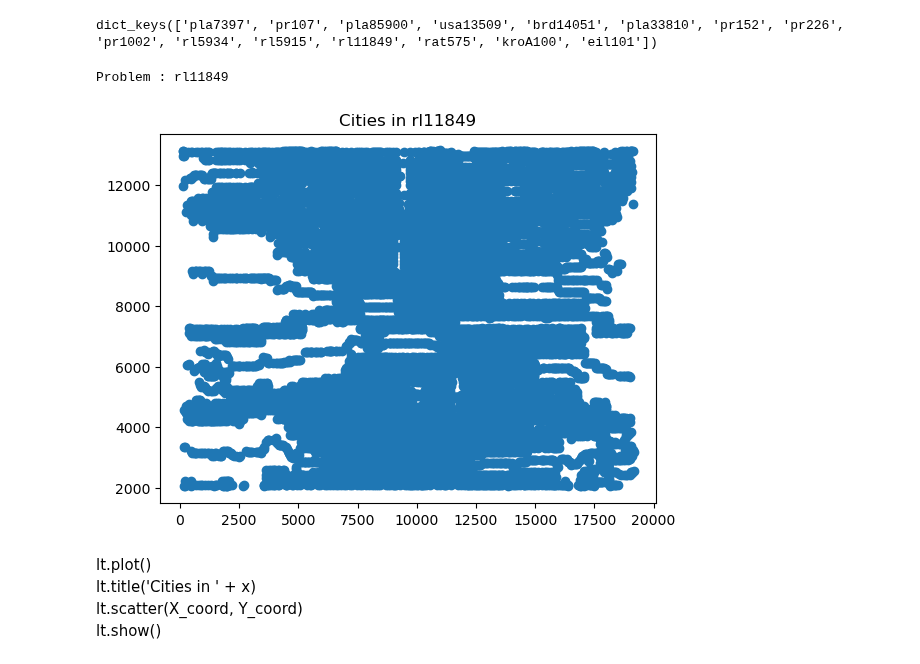
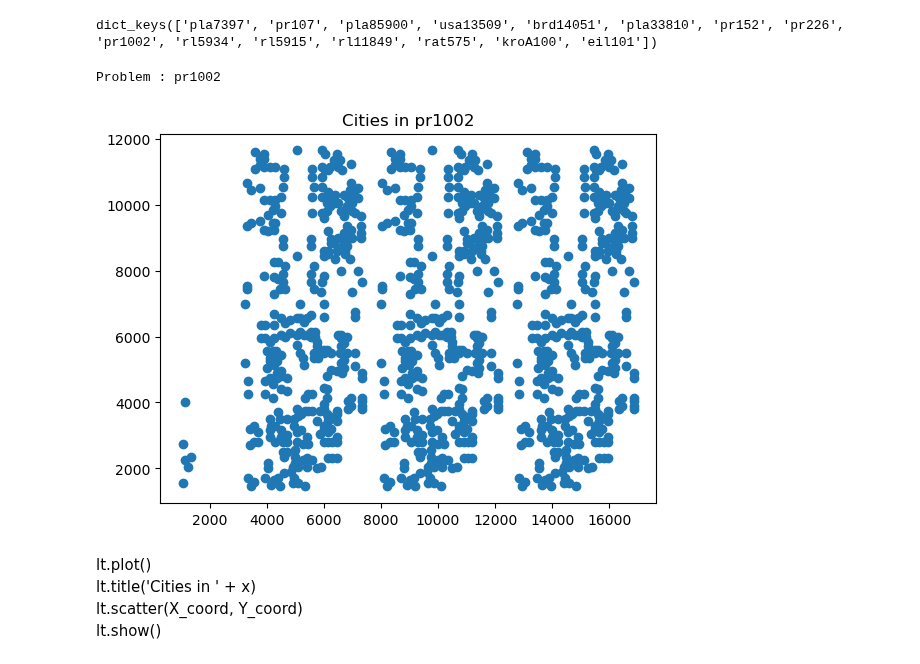
Before and after one commit to sangmin-yoo/TAXI, a Jupyter notebook: Large-Scale-Ising-ClusterQual.ipynb, the cells around one changed output. Cells and saved outputs as stored; diff of their text form; code cells hidden in the pictures.

```diff
--- a/Large-Scale-Ising-ClusterQual.ipynb
+++ b/Large-Scale-Ising-ClusterQual.ipynb
@@ -73,37 +73,41 @@ import pyproj as p
 #x = "eil101"
 #x = "pr107"
 #x = "pr152"
-#x = "pr1002"
+x = "pr1002"
+## No Connectivty and Ward linkage
+n_clusters = [161,21,2]
 #x = "rl5915"
 ## No Connectivty and Ward linkage
 #n_clusters = [980, 139, 17, 2]
 #x = "rl5934"
-x = "rl11849"
+#x = "rl11849"
+## No Connectivty and Ward linkage
+#n_clusters = [2341,375,61,7]
 #x = "pla33810"
 ## Connectivty and Complete linkage
 #n_clusters = [6600,1417,233,39,8,1]
 ## No Connectivty and Ward linkage
 #n_clusters = [6446, 1257, 192, 28, 3]
 #x = "pla85900"
 coord_geo = False
 if coord_geo == True:
      crs_wgs = p.Proj(init='epsg:4326')
      crs_bng = p.Proj(init = 'epsg:27700')
 
      tsp_database[x][0],tsp_database[x][1]  = p.transform(crs_wgs, crs_bng, tsp_database[x][1], tsp_database[x][0])
 # for x in tsp_database:
 print("Problem : " + x)
 #    print(tsp_database[x])
 X_coord = np.array(tsp_database[x][0])
 Y_coord = np.array(tsp_database[x][1])
 X_Y = np.array(list(zip(X_coord,Y_coord))).reshape(len(X_coord),2)
 plt.plot()
 plt.title('Cities in ' + x)
 plt.scatter(X_coord, Y_coord)
 plt.show()
 # %% [output]
-Problem : rl11849
+Problem : pr1002
-[figure, old version]
+[figure, new version]
 # %% [markdown]
 lt.plot()<br>
 lt.title('Cities in ' + x)<br>
```
Also changed, not shown: parts of 5 cells of this notebook, 5 other files.
